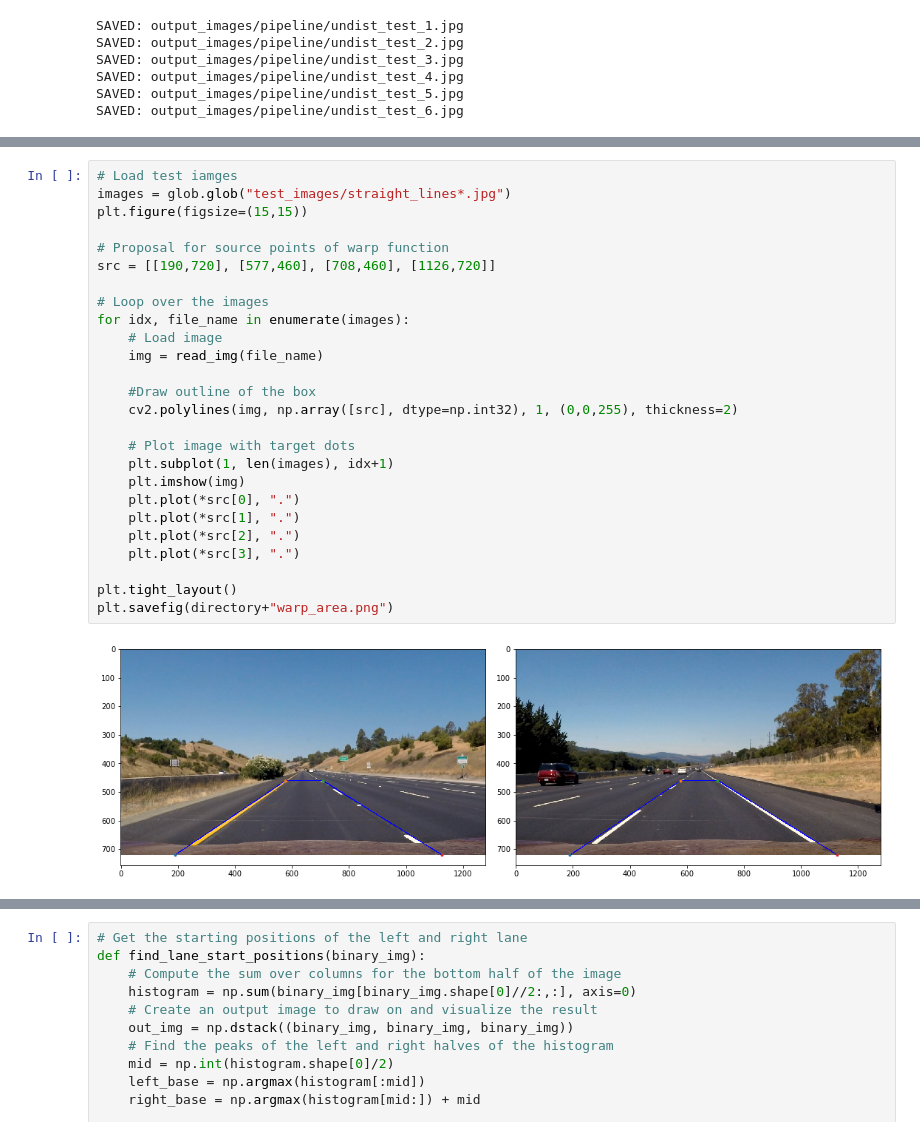
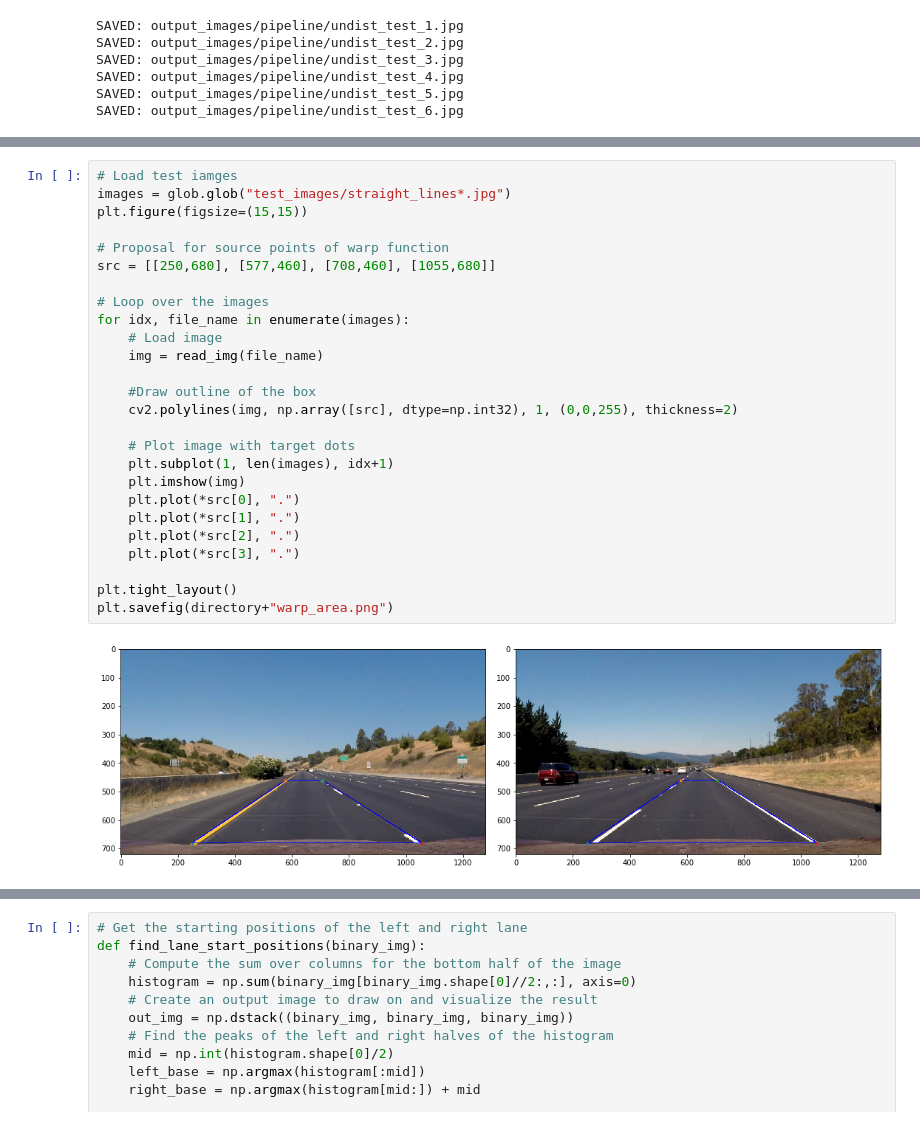
Before and after one commit to bentocin/sdcnd_advanced_lane_lines, a Jupyter notebook: P4_Advanced_Lane_Finding.ipynb, the cells around one changed output, grey strips where cells are left out. Drawn from its saved outputs; the diff is of its cells as text.

```diff
--- a/P4_Advanced_Lane_Finding.ipynb
+++ b/P4_Advanced_Lane_Finding.ipynb
@@ -302,31 +313,31 @@ def transform_bird_perspective(img, reverse=False):
 # %%
 # Load test iamges
 images = glob.glob("test_images/straight_lines*.jpg")
 plt.figure(figsize=(15,15))
 
 # Proposal for source points of warp function
-src = [[190,720], [577,460], [708,460], [1126,720]]
+src = [[250,680], [577,460], [708,460], [1055,680]]
 
 # Loop over the images
 for idx, file_name in enumerate(images):
     # Load image
     img = read_img(file_name)
 
     #Draw outline of the box
     cv2.polylines(img, np.array([src], dtype=np.int32), 1, (0,0,255), thickness=2)
 
     # Plot image with target dots
     plt.subplot(1, len(images), idx+1)
     plt.imshow(img)
     plt.plot(*src[0], ".")
     plt.plot(*src[1], ".")
     plt.plot(*src[2], ".")
     plt.plot(*src[3], ".")
 
 plt.tight_layout()
 plt.savefig(directory+"warp_area.png")
 # %% [output]
-[figure, old version]
+[figure, new version]
 # %%
 # Check the result of perspective transform
 fig = plt.figure(figsize=(15,15))
```
Also changed, not shown: parts of 19 cells of this notebook, 16 other files.
